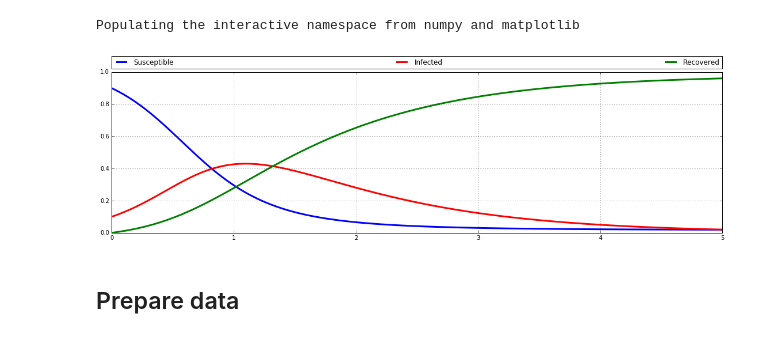
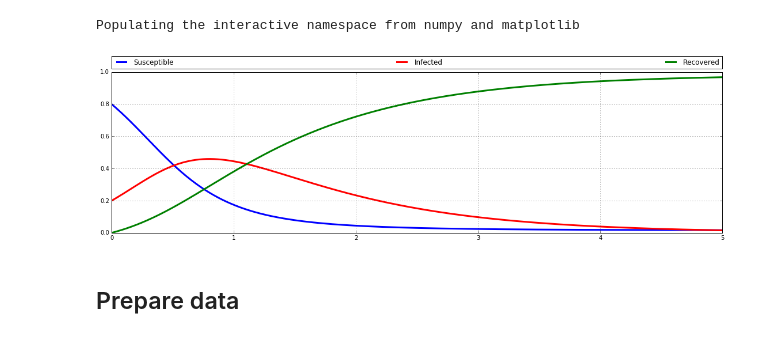
Before and after one commit to sahandha/SINDy, a Jupyter notebook: demo.ipynb, the cells around one changed output. Saved outputs shown, nothing was run; the diff lists cells and outputs as text; code cells hidden in the pictures.

```diff
--- a/demo.ipynb
+++ b/demo.ipynb
@@ -8,10 +8,10 @@ Populating the interactive namespace from numpy and matplotlib
 # %%
 from SIR import *
 sir = SIR(tstart=0.00, tend=5, dt=.001, beta=4, gamma=1, N=1)
-sir.Initialize(S0=0.9, I0=0.1, R0=0);
+sir.Initialize(S0=0.8, I0=0.2, R0=0);
 sir.Simulate();
 sir.PlotSIR(1)
 # %% [output]
-[figure, old version]
+[figure, new version]
 # %% [markdown]
 ## Prepare data
```
Also changed, not shown: parts of 4 cells of this notebook, 1 other file.
